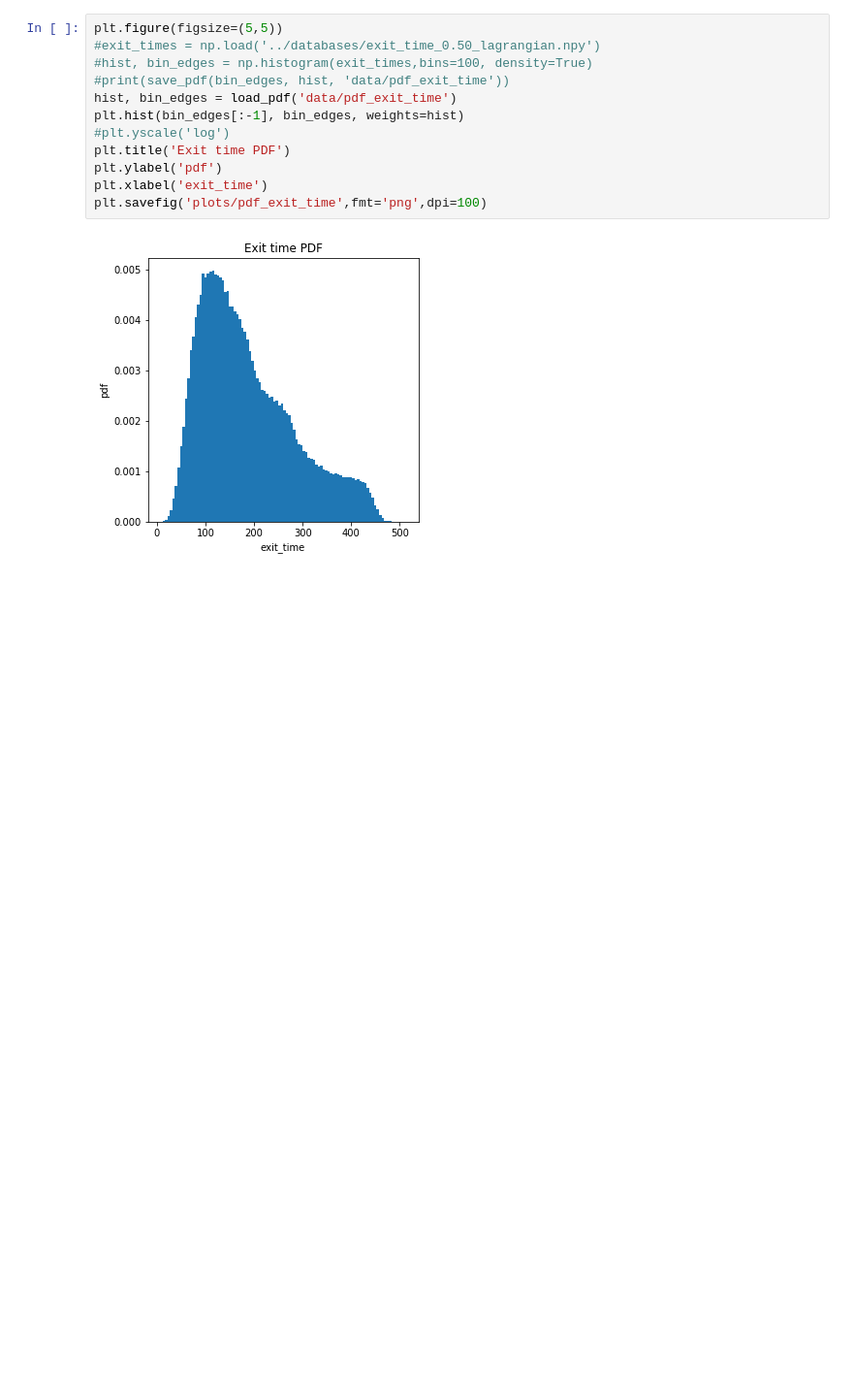
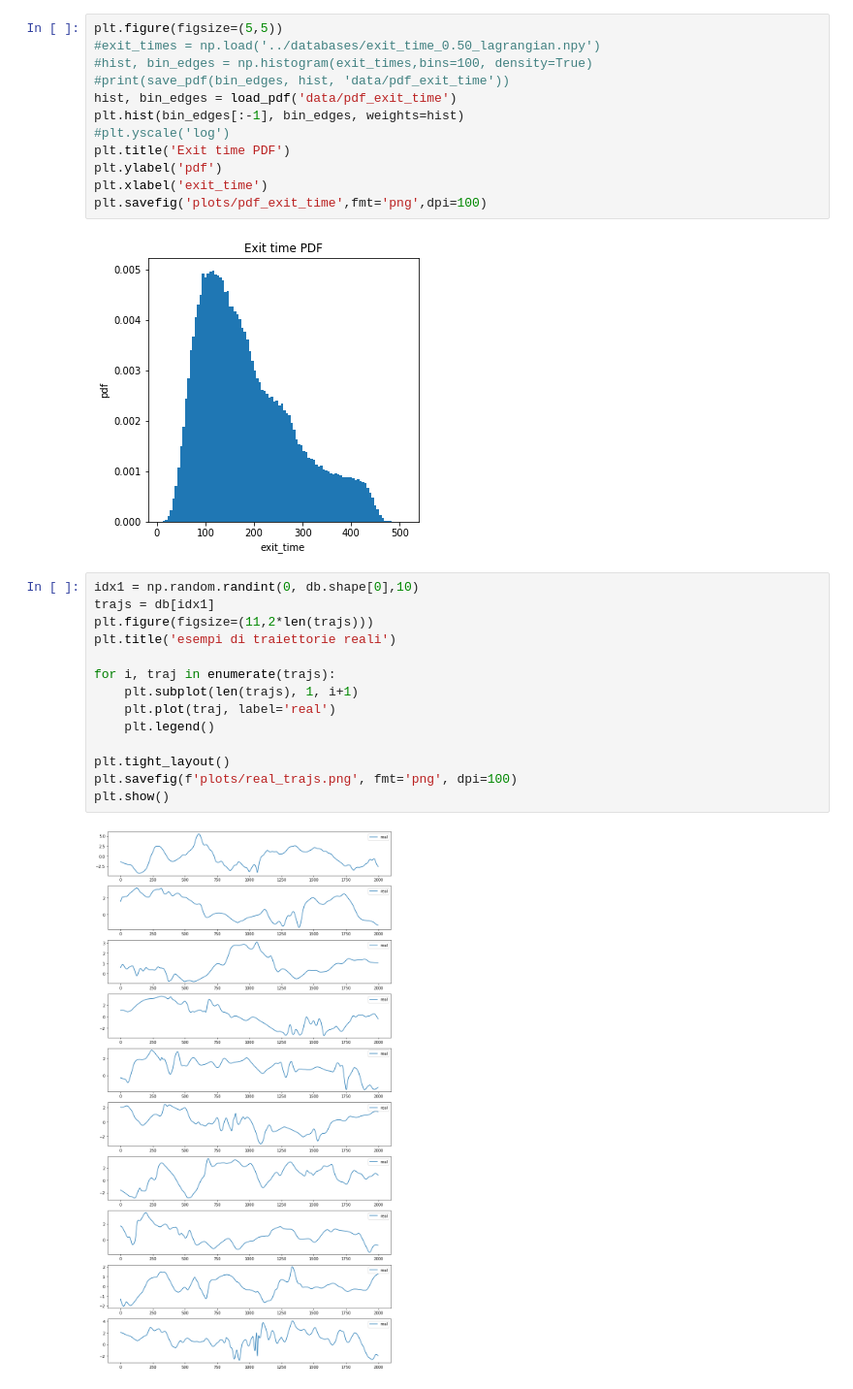
Before and after one commit to scarpma/lagrangian, a Jupyter notebook: pdf_plot.ipynb, the cells around one changed output. Shown at 97% size. Cells and saved outputs as stored; diff of their text form; blank space fills up the shorter version.

```diff
--- a/pdf_plot.ipynb
+++ b/pdf_plot.ipynb
@@ -234,3 +231,19 @@ plt.xlabel('exit_time')
 plt.savefig('plots/pdf_exit_time',fmt='png',dpi=100)
 # %% [output]
 [figure]
+# %%
+idx1 = np.random.randint(0, db.shape[0],10)
+trajs = db[idx1]
+plt.figure(figsize=(11,2*len(trajs)))
+plt.title('esempi di traiettorie reali')
+
+for i, traj in enumerate(trajs):
+    plt.subplot(len(trajs), 1, i+1)
+    plt.plot(traj, label='real')
+    plt.legend()
+
+plt.tight_layout()
+plt.savefig(f'plots/real_trajs.png', fmt='png', dpi=100)
+plt.show()
+# %% [output]
+[figure, added]
```
Also changed, not shown: parts of 5 cells of this notebook, 21 other files.
